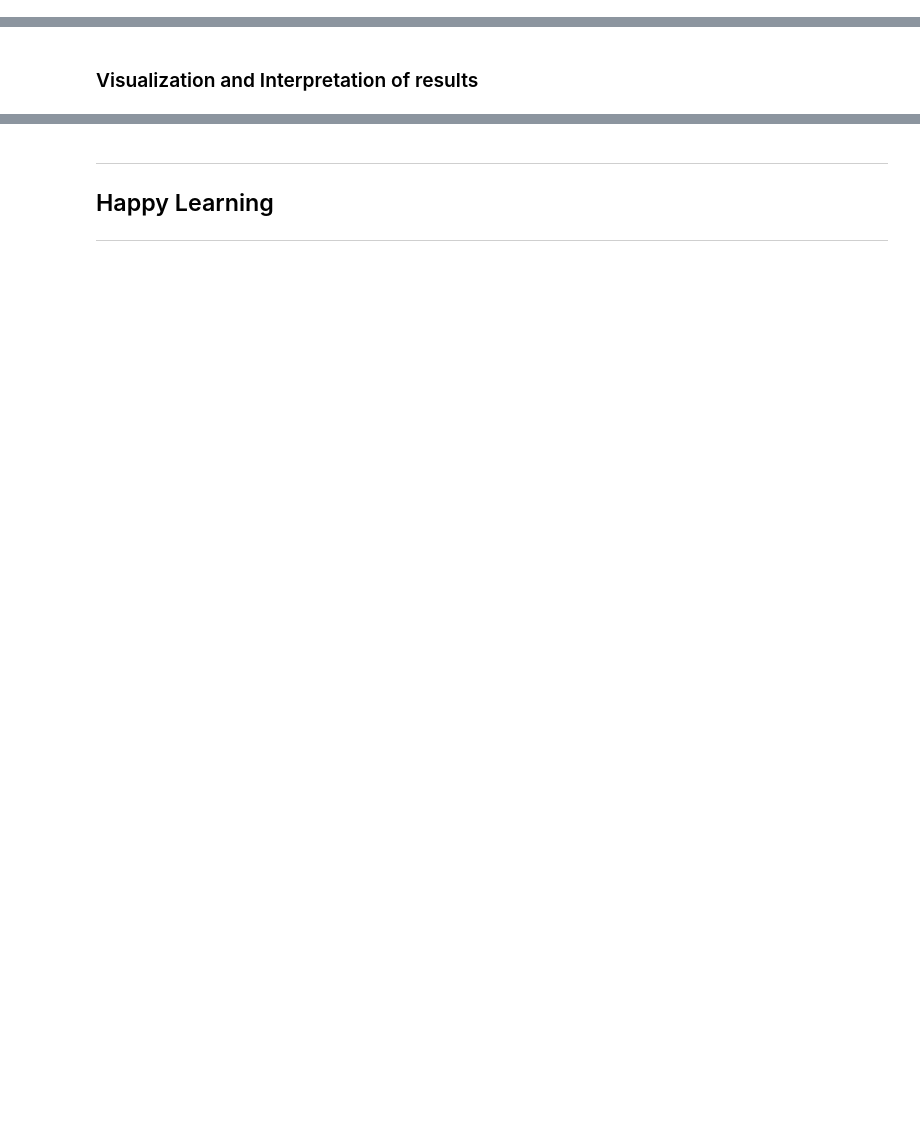
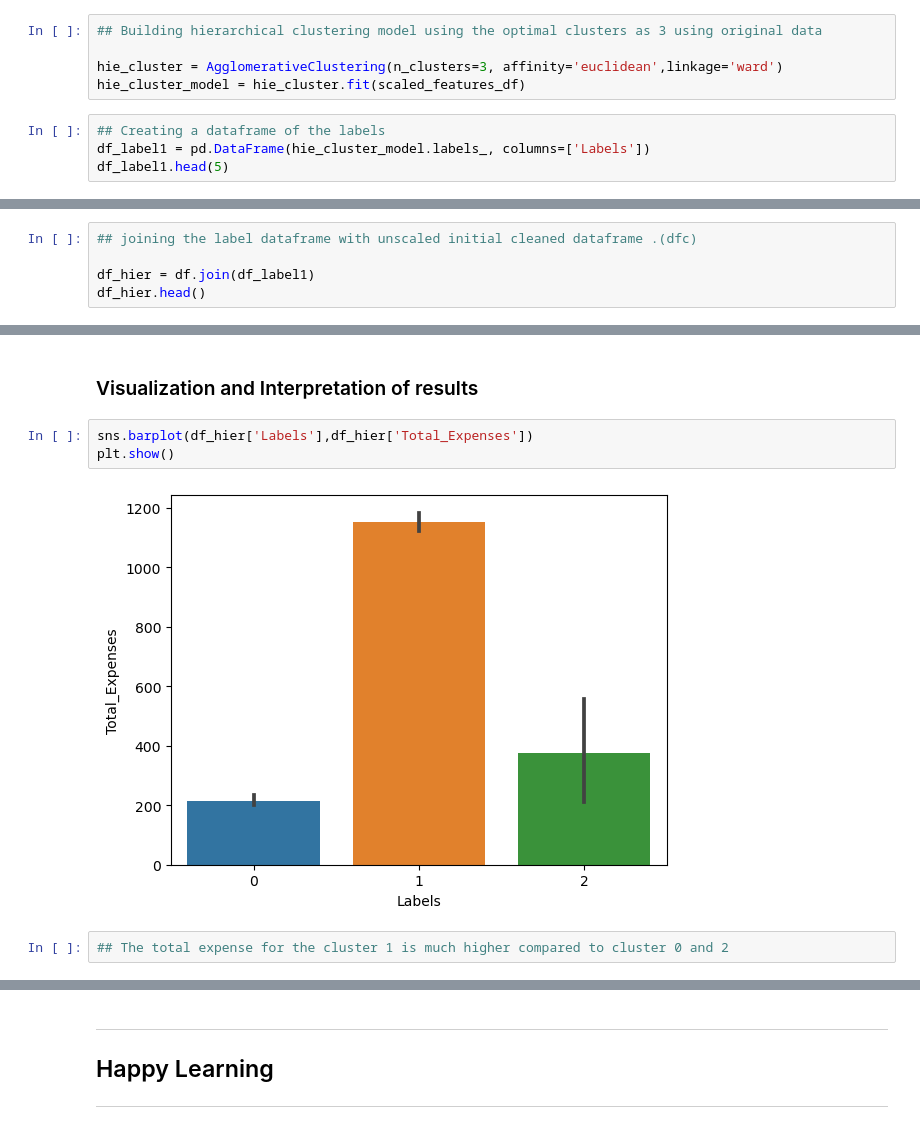
Before and after one commit to tarangini-shetty/tarangini_Lab4_PythonforDS, a Jupyter notebook: UnsupervisedLearning-Labsession.ipynb, the cells around one changed output, grey strips where cells are left out. Cells and saved outputs as stored; diff of their text form; blank space fills up the shorter version.

```diff
--- a/UnsupervisedLearning-Labsession.ipynb
+++ b/UnsupervisedLearning-Labsession.ipynb
@@ -439,0 +552,9 @@ plt.show()
+# %%
+## Building hierarchical clustering model using the optimal clusters as 3 using original data
+
+hie_cluster = AgglomerativeClustering(n_clusters=3, affinity='euclidean',linkage='ward')
+hie_cluster_model = hie_cluster.fit(scaled_features_df)
+# %%
+## Creating a dataframe of the labels
+df_label1 = pd.DataFrame(hie_cluster_model.labels_, columns=['Labels'])
+df_label1.head(5)
@@ -439,0 +568,5 @@ plt.show()
+# %%
+## joining the label dataframe with unscaled initial cleaned dataframe .(dfc)
+
+df_hier = df.join(df_label1)
+df_hier.head()
@@ -440,2 +580,9 @@ plt.show()
 # %% [markdown]
 ### Visualization and Interpretation of results
+# %%
+sns.barplot(df_hier['Labels'],df_hier['Total_Expenses'])
+plt.show()
+# %% [output]
+[figure, added]
+# %%
+## The total expense for the cluster 1 is much higher compared to cluster 0 and 2
```
Also changed, not shown: parts of 25 cells of this notebook.
